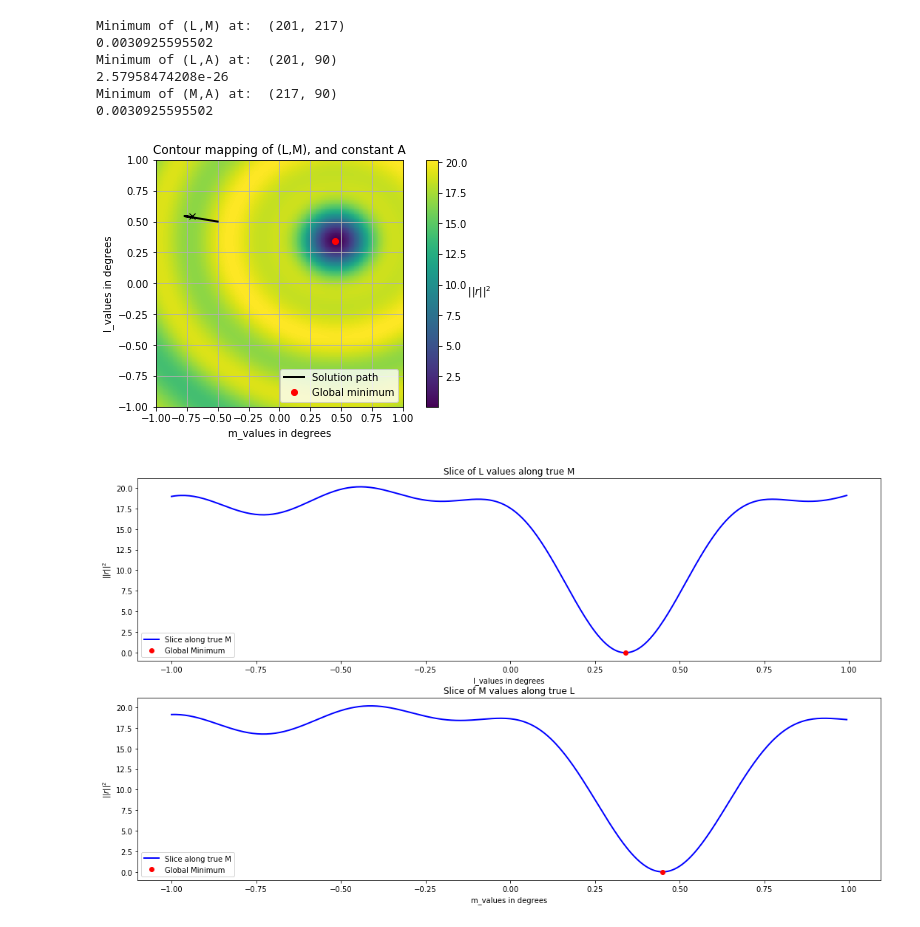
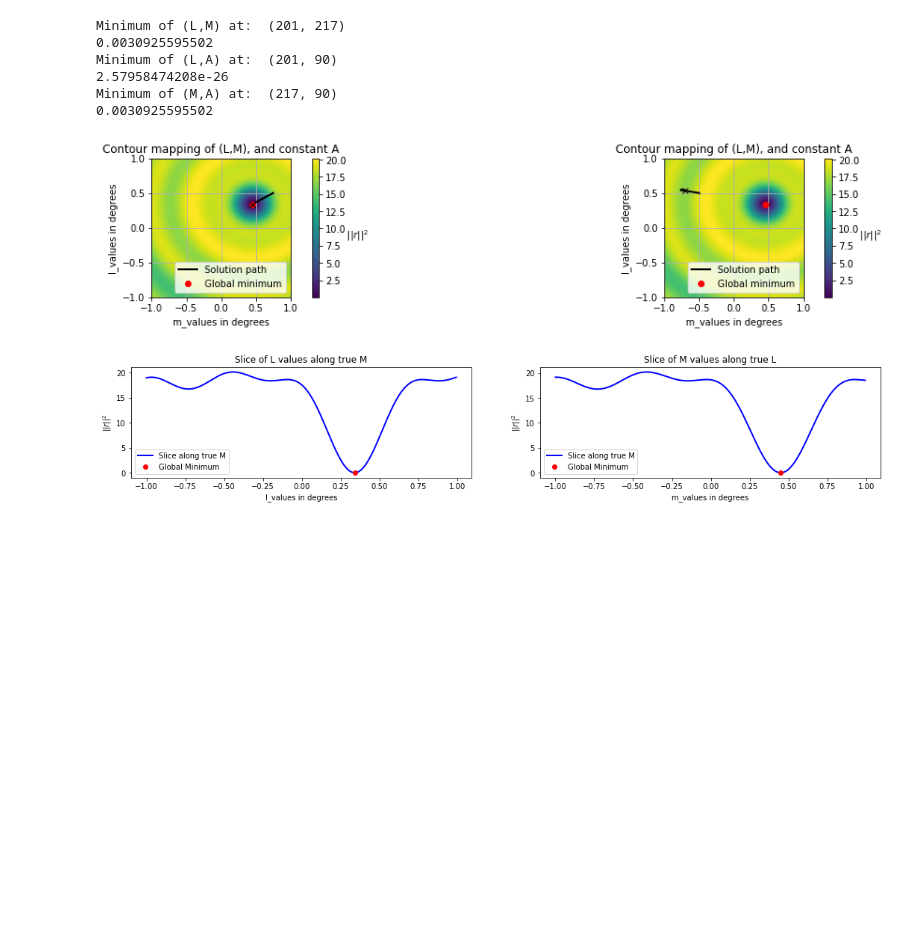
Before and after one commit to TiisQ/Honours-Project, a Jupyter notebook: Testing_simulator-3param-3baselines.ipynb, the cells around one changed output. Drawn from its saved outputs; the diff is of its cells as text; code cells hidden in the pictures; blank space fills up the shorter version.

```diff
--- a/Testing_simulator-3param-3baselines.ipynb
+++ b/Testing_simulator-3param-3baselines.ipynb
@@ -166,9 +189,9 @@ def levenberg_marquardt(data, u_ant, v_ant, x, r_func, j_func, maxit=100, lamda=
         if it >= maxit:
             return x,chiplot,solpath
 # %%
-solved_x,cplot,spath = levenberg_marquardt(d,ut,vt,x_mod,pf.modfunc_res,pf.modfunc_jac)
-print("solved x: \n", solved_x)
+solved_x_near,cplot_near,spath_near = levenberg_marquardt(d,ut,vt,x_mod_near,pf.modfunc_res,pf.modfunc_jac)
+print("model x: \n",  x_start_near) #got from up there
+print("solved x: \n", solved_x_near)
 print("true x: \n", x_true)
-print("model x: \n",  x_start) #got from up there
 # %% [output]
 Shape of residual vec:  (1800,)
@@ -180,0 +204,5 @@ model x:
+# %%
+solved_x_far,cplot_far,spath_far = levenberg_marquardt(d,ut,vt,x_mod_far,pf.modfunc_res,pf.modfunc_jac)
+print("model x: \n",  x_start_far) #got from up there
+print("solved x: \n", solved_x_far)
+print("true x: \n", x_true)
@@ -229,35 +275,47 @@ Minimum of (L,A) at:  (201, 90)
 Minimum of (M,A) at:  (217, 90)
 0.0030925595502
 # %%
-plt.rcParams['figure.figsize'] = (18, 10)
+plt.rcParams['figure.figsize'] = (18, 6)
 plt.subplot(221)
 plt.imshow(np.flipud(rr_constA), extent=[-1,1,-1,1])
-plt.plot(spath[1:,1,]*180/np.pi, spath[1:,0]*180/np.pi, 'k',lw=2)
-plt.plot(x_true[0,1]*180/np.pi,x_true[0,0]*180/np.pi,'ro', solved_x[0,1]*180/np.pi, solved_x[0,0]*180/np.pi, 'kx',lw=1)
+plt.plot(spath_near[1:,1,]*180/np.pi, spath_near[1:,0]*180/np.pi, 'k',lw=2)
+plt.plot(x_true[0,1]*180/np.pi,x_true[0,0]*180/np.pi,'ro', solved_x_near[0,1]*180/np.pi, solved_x_near[0,0]*180/np.pi, 'kx',lw=1)
 plt.colorbar().set_label(r'     $||r||^2$',rotation=0)
 plt.grid()
 plt.xlabel("m_values in degrees")
 plt.ylabel("l_values in degrees")
 plt.title("Contour mapping of (L,M), and constant A")
 plt.legend(["Solution path","Global minimum"],loc="lower right")
+
+plt.subplot(222)
+plt.imshow(np.flipud(rr_constA), extent=[-1,1,-1,1])
+plt.plot(spath_far[1:,1,]*180/np.pi, spath_far[1:,0]*180/np.pi, 'k',lw=2)
+plt.plot(x_true[0,1]*180/np.pi,x_true[0,0]*180/np.pi,'ro', solved_x_far[0,1]*180/np.pi, solved_x_far[0,0]*180/np.pi, 'kx',lw=1)
+plt.colorbar().set_label(r'     $||r||^2$',rotation=0)
+plt.grid()
+plt.xlabel("m_values in degrees")
+plt.ylabel("l_values in degrees")
+plt.title("Contour mapping of (L,M), and constant A")
+plt.legend(["Solution path","Global minimum"],loc="lower right")
+
 plt.show()
 
-plt.subplot(211)
+plt.subplot(221)
 plt.plot(L*180/np.pi,rr_constA[:,Minimum_A[1]], 'b', x_true[0,0]*180/np.pi,[0],'ro',linewidth=2.0,)
 plt.title("Slice of L values along true M")
 plt.xlabel("l_values in degrees")
 plt.ylabel(r"$||r||^2$")
 plt.legend(["Slice along true M","Global Minimum"])
-plt.subplot(212)
+plt.subplot(222)
 plt.plot(M*180/np.pi,rr_constA[Minimum_A[0],:], 'b', x_true[0,1]*180/np.pi,[0],'ro',linewidth=2.0)
 plt.title("Slice of M values along true L")
 plt.xlabel("m_values in degrees")
 plt.ylabel(r"$||r||^2$")
 plt.legend(["Slice along true M","Global Minimum"])
 plt.show()
 # %% [output]
-[figure, old version]
+[figure, new version]
-[figure, old version]
+[figure, new version]
 # %%
 plt.subplot(221)
 plt.imshow(np.flipud(rr_constM), extent=[1,11,-1,1])
```
Also changed, not shown: parts of 20 cells of this notebook, 4 other files.
